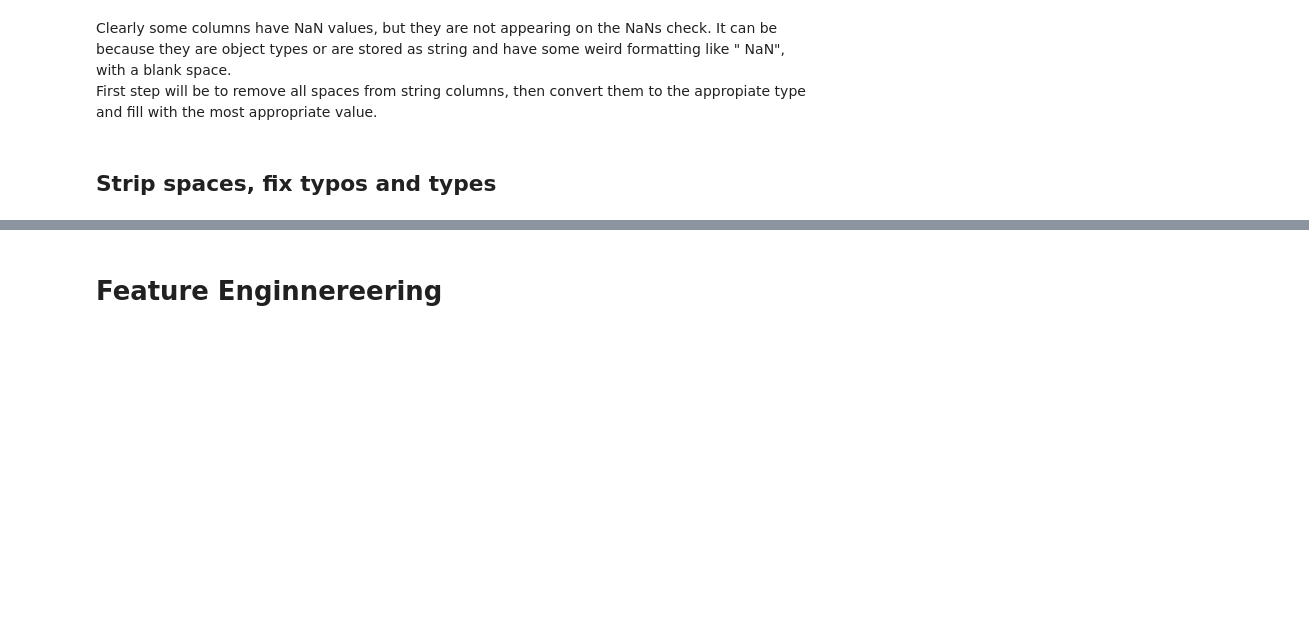
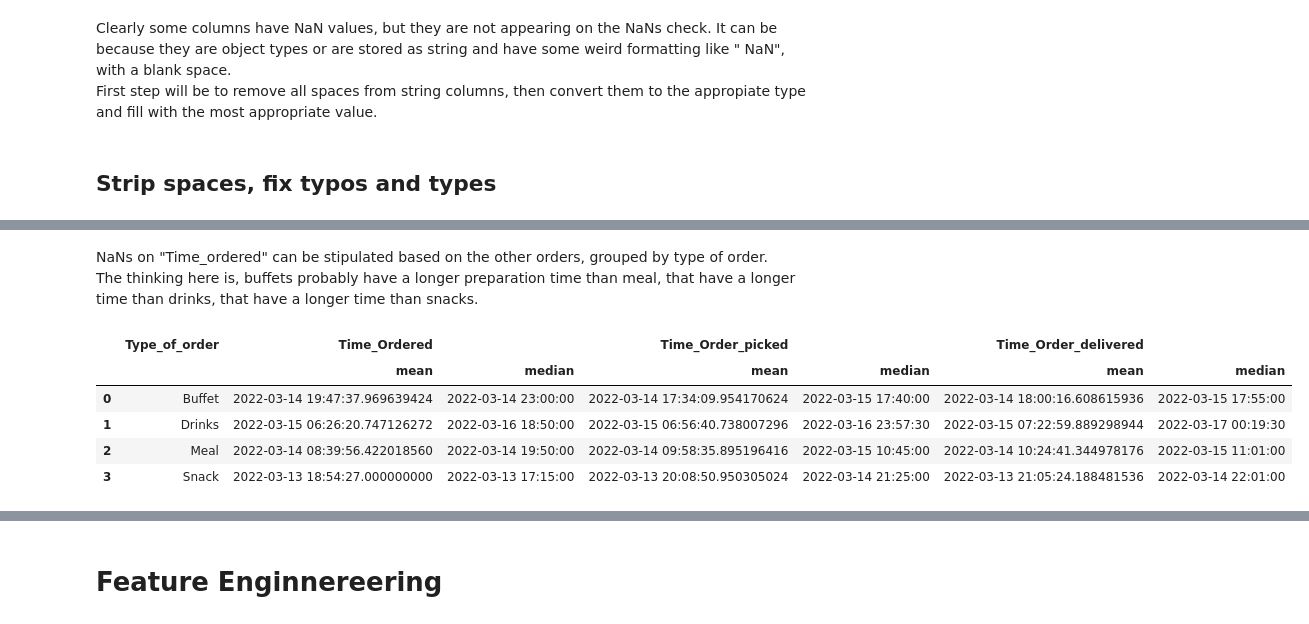
Before and after one commit to luc457x/CDS-PA, a Jupyter notebook: notebook.ipynb, the cells around one changed output, grey strips where cells are left out. Drawn from its saved outputs; the diff is of its cells as text; code cells hidden in the pictures; blank space fills up the shorter version.

```diff
--- a/notebook.ipynb
+++ b/notebook.ipynb
@@ -125,0 +161,15 @@ df_clear["Time_taken(min)"] = df_clear["Time_taken(min)"].str.extract(r'(\d+)').
+# %% [markdown]
+NaNs on "Time_ordered" can be stipulated based on the other orders, grouped by type of order.<br>The thinking here is, buffets probably have a longer preparation time than meal, that have a longer time than drinks, that have a longer time than snacks.
+# %%
+df = df_clear[["Time_Ordered", "Time_Order_picked", "Time_Order_delivered", "Type_of_order"]]
+# ToDo: remove NaTs from df and apply (lambda x: x.apply(lambda y: y.timestamp())) to calculate time taken between each of them.
+# ToDo: fill NaTs from df_clear with a timestamp based on the mean or median time taken between the preparation/picking/delivery of the same type of order times of each type of order.
+.groupby(["Type_of_order"]).agg(["mean", "median"]).reset_index()
+df
+# %% [output]
+|  | Type_of_order | Time_Ordered |  | Time_Order_picked |  | Time_Order_delivered |  |
+|  |  | mean | median | mean | median | mean | median |
+| 0 | Buffet | 2022-03-14 19:47:37.969639424 | 2022-03-14 23:00:00 | 2022-03-14 17:34:09.954170624 | 2022-03-15 17:40:00 | 2022-03-14 18:00:16.608615936 | 2022-03-15 17:55:00 |
+| 1 | Drinks | 2022-03-15 06:26:20.747126272 | 2022-03-16 18:50:00 | 2022-03-15 06:56:40.738007296 | 2022-03-16 23:57:30 | 2022-03-15 07:22:59.889298944 | 2022-03-17 00:19:30 |
+| 2 | Meal | 2022-03-14 08:39:56.422018560 | 2022-03-14 19:50:00 | 2022-03-14 09:58:35.895196416 | 2022-03-15 10:45:00 | 2022-03-14 10:24:41.344978176 | 2022-03-15 11:01:00 |
+| 3 | Snack | 2022-03-13 18:54:27.000000000 | 2022-03-13 17:15:00 | 2022-03-13 20:08:50.950305024 | 2022-03-14 21:25:00 | 2022-03-13 21:05:24.188481536 | 2022-03-14 22:01:00 |
```
Also changed, not shown: parts of 21 cells of this notebook.
